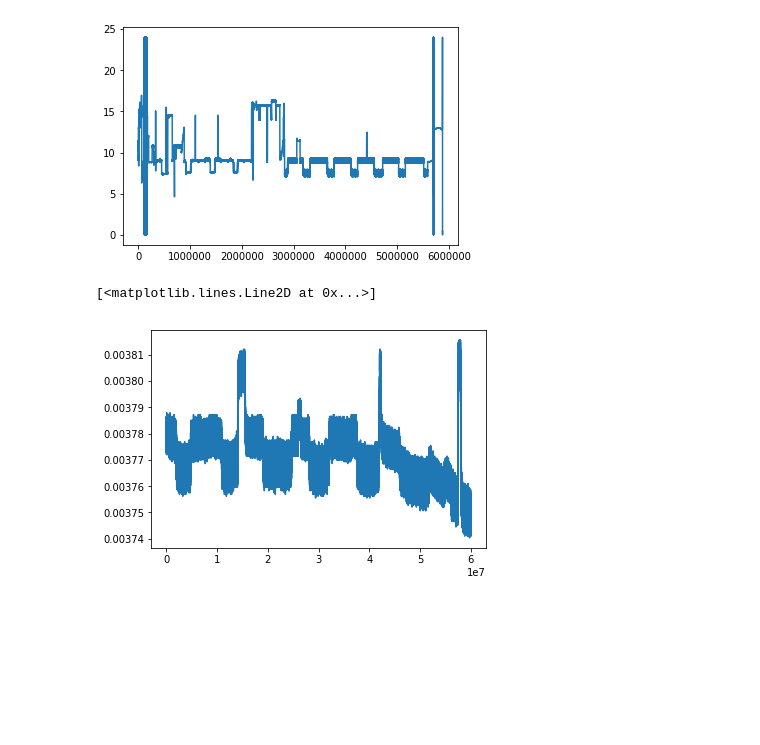
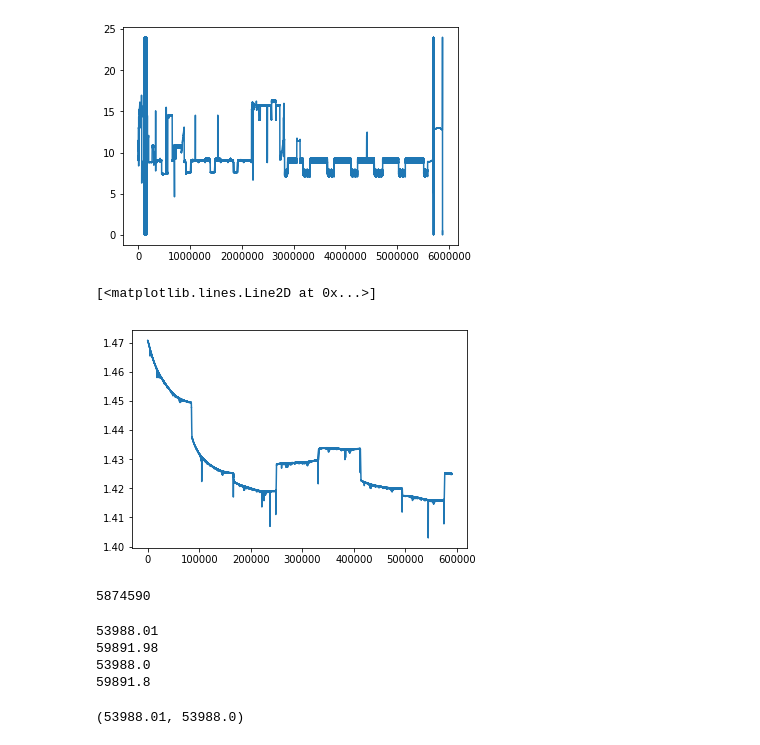
Before and after one commit to BlastTNG/mapmaking, a Jupyter notebook: 2012_data.ipynb, the cells around one changed output. Drawn from its saved outputs; the diff is of its cells as text; code cells hidden in the pictures; blank space fills up the shorter version.

Commit message:
added new map functions gabriele and I have been working on for binning. We now need a bolo data dir in the 2012 data w/ format. please add

```diff
--- a/2012_data.ipynb
+++ b/2012_data.ipynb
@@ -7,8 +7,11 @@ from scipy.interpolate import interp1d
 from scipy.interpolate import griddata
 from scipy.stats import binned_statistic_2d
 import Ian_functions as load
+import pandas as pd
+from scipy import signal
 roach_path = 'roach_data/'
 ancillary_path = 'xy_stage/'
 old_path = '2012_data/'
+bolo_path = '2012_data/bolo_data/'
 # %%
 reload(load);
@@ -16,7 +33,7 @@ reload(load);
 #loads the data in, third argument is the file type u16 is uint16 u32 is uint32 and s32 is signed int32
 ra = load.loadArbData(old_path, 'ra', 'u32')
 dec = load.loadArbData(old_path, 'dec', 's32')
-bolo = load.loadArbData(old_path, 'n29c05', 'u32')
+bolo = load.loadArbData(bolo_path, 'n22c06', 'u32')
 # %%
 max(ra), max (dec), max(bolo)
 # %% [output]
@@ -55,0 +67,22 @@ slow_start = bolo_start/20
+# %%
+# start of setting plotting ranges, probably should interpolate the data to bring ra dec to 100hz from 5hz
+#bolo_start = 20*3652830
+#bolo_range = 129450*20
+#slow_range = 129450
+#slow_start = 3652830
+#arb range 8.4 days into flight, post SC failure, try new one below
+# arbitrary range I created. seems to contain a scan?
+#bolo_start = 20*(1603980-50000)
+#bolo_range = 285000*20
+#slow_range = 285000
+#slow_start = 1603980-50000
+#above looks to be a vela c scan, finding more
+#bolo_start = 20*(269940)
+#bolo_range = 29520*20
+#slow_range = 29520
+#slow_start = 269940
+#above is probably carina nebula
+bolo_start = 20*(269940)
+bolo_range = 29520*20
+slow_range = 29520
+slow_start = 269940
@@ -65,7 +112,7 @@ plt.plot(ra)
 [<matplotlib.lines.Line2D at 0x...>]
 [figure]
 # %%
-plt.plot(bolo[30000000:90000000])
+plt.plot(bolo[bolo_start:bolo_start+bolo_range])
 # %% [output]
 [<matplotlib.lines.Line2D at 0x...>]
-[figure, old version]
+[figure, new version]
@@ -71,0 +122,4 @@ plt.plot(bolo[30000000:90000000])
+# %%
+len(ra)
+# %% [output]
+5874590
@@ -71,0 +132,10 @@ plt.plot(bolo[30000000:90000000])
+# %%
+print(t100_use.min())
+print(t100_use.max())
+print(t5_use.min())
+print(t5_use.max())
+# %% [output]
+53988.01
+59891.98
+53988.0
+59891.8
@@ -71,0 +145,4 @@ plt.plot(bolo[30000000:90000000])
+# %%
+t100[bolo_start+1], t5[slow_start]
+# %% [output]
+(53988.01, 53988.0)
```
Also changed, not shown: parts of 39 cells of this notebook, 4 other files.
